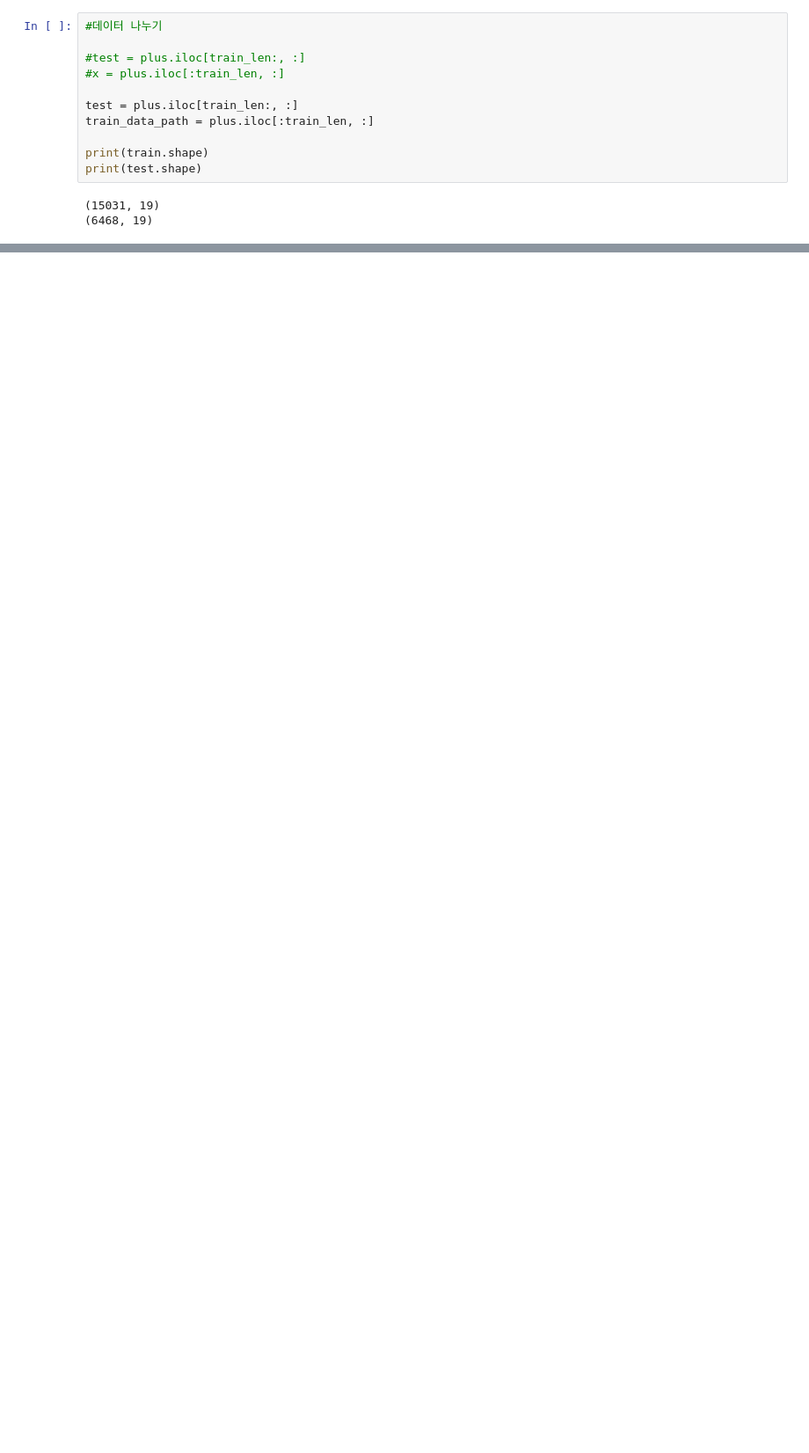
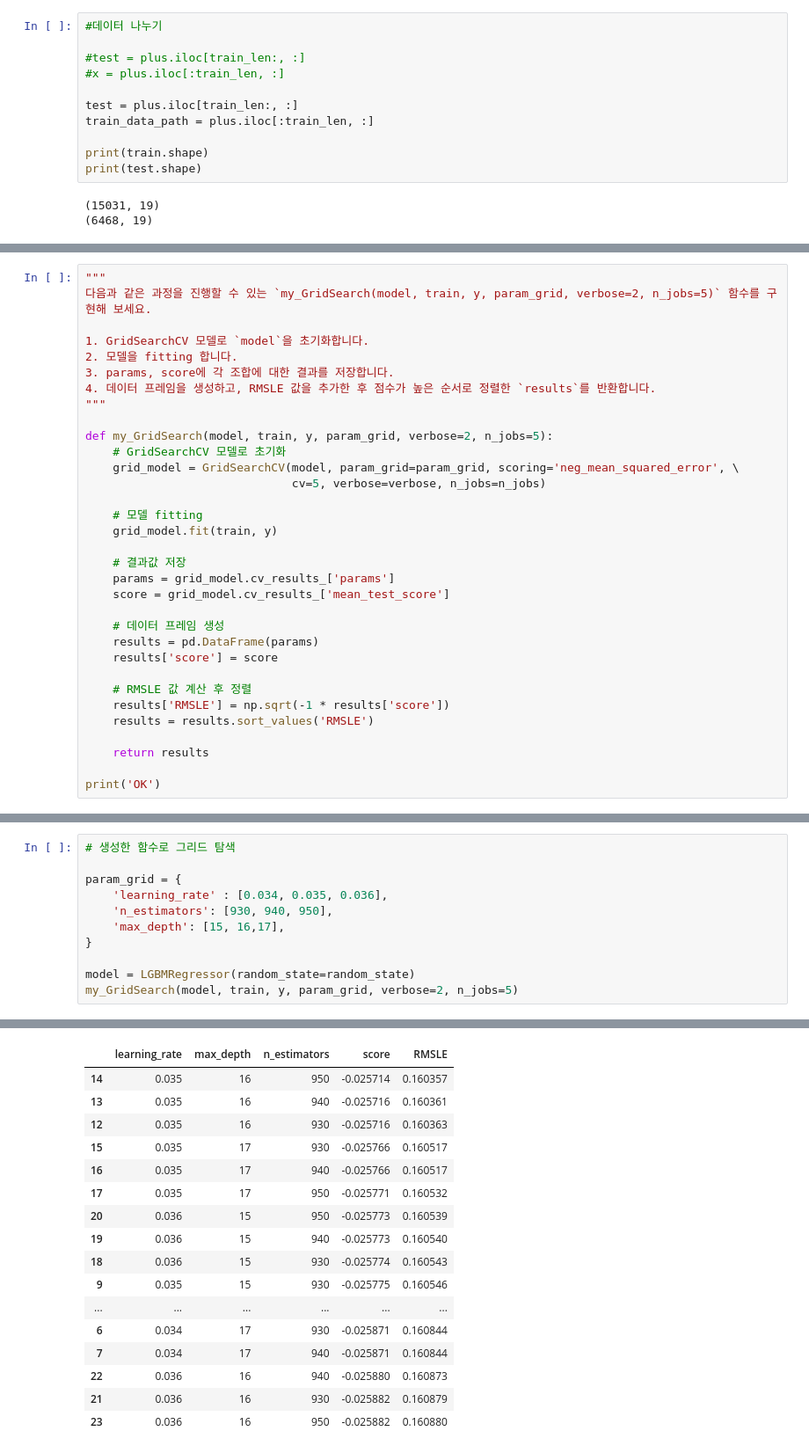
Before and after one commit to LAGABI44/AIFFEL_Study, a Jupyter notebook: Kaggle_House_Price_Prediction.ipynb, the cells around one changed output, grey strips where cells are left out. Shown at 88% size. Cells and saved outputs as stored; diff of their text form; blank space fills up the shorter version.

```diff
--- a/Kaggle_House_Price_Prediction.ipynb
+++ b/Kaggle_House_Price_Prediction.ipynb
@@ -591,0 +591,33 @@ ValueError: ignored
+# %%
+"""
+다음과 같은 과정을 진행할 수 있는 `my_GridSearch(model, train, y, param_grid, verbose=2, n_jobs=5)` 함수를 구현해 보세요.
+
+1. GridSearchCV 모델로 `model`을 초기화합니다.
+2. 모델을 fitting 합니다.
+3. params, score에 각 조합에 대한 결과를 저장합니다.
+4. 데이터 프레임을 생성하고, RMSLE 값을 추가한 후 점수가 높은 순서로 정렬한 `results`를 반환합니다.
+"""
+
+def my_GridSearch(model, train, y, param_grid, verbose=2, n_jobs=5):
+    # GridSearchCV 모델로 초기화
+    grid_model = GridSearchCV(model, param_grid=param_grid, scoring='neg_mean_squared_error', \
+                              cv=5, verbose=verbose, n_jobs=n_jobs)
+
+    # 모델 fitting
+    grid_model.fit(train, y)
+
+    # 결과값 저장
+    params = grid_model.cv_results_['params']
+    score = grid_model.cv_results_['mean_test_score']
+
+    # 데이터 프레임 생성
+    results = pd.DataFrame(params)
+    results['score'] = score
+
+    # RMSLE 값 계산 후 정렬
+    results['RMSLE'] = np.sqrt(-1 * results['score'])
+    results = results.sort_values('RMSLE')
+
+    return results
+
+print('OK')
@@ -591,0 +626,12 @@ ValueError: ignored
+# %%
+# 생성한 함수로 그리드 탐색
+
+param_grid = {
+    'learning_rate' : [0.034, 0.035, 0.036],
+    'n_estimators': [930, 940, 950],
+    'max_depth': [15, 16,17],
+}
+
+model = LGBMRegressor(random_state=random_state)
+my_GridSearch(model, train, y, param_grid, verbose=2, n_jobs=5)
+# %% [output]
@@ -591,0 +639,17 @@ ValueError: ignored
+|  | learning_rate | max_depth | n_estimators | score | RMSLE |
+| 14 | 0.035 | 16 | 950 | -0.025714 | 0.160357 |
+| 13 | 0.035 | 16 | 940 | -0.025716 | 0.160361 |
+| 12 | 0.035 | 16 | 930 | -0.025716 | 0.160363 |
+| 15 | 0.035 | 17 | 930 | -0.025766 | 0.160517 |
+| 16 | 0.035 | 17 | 940 | -0.025766 | 0.160517 |
+| 17 | 0.035 | 17 | 950 | -0.025771 | 0.160532 |
+| 20 | 0.036 | 15 | 950 | -0.025773 | 0.160539 |
+| 19 | 0.036 | 15 | 940 | -0.025773 | 0.160540 |
+| 18 | 0.036 | 15 | 930 | -0.025774 | 0.160543 |
+| 9 | 0.035 | 15 | 930 | -0.025775 | 0.160546 |
+| ... | ... | ... | ... | ... | ... |
+| 6 | 0.034 | 17 | 930 | -0.025871 | 0.160844 |
+| 7 | 0.034 | 17 | 940 | -0.025871 | 0.160844 |
+| 22 | 0.036 | 16 | 940 | -0.025880 | 0.160873 |
+| 21 | 0.036 | 16 | 930 | -0.025882 | 0.160879 |
+| 23 | 0.036 | 16 | 950 | -0.025882 | 0.160880 |
```
Also changed, not shown: parts of 19 cells of this notebook.
